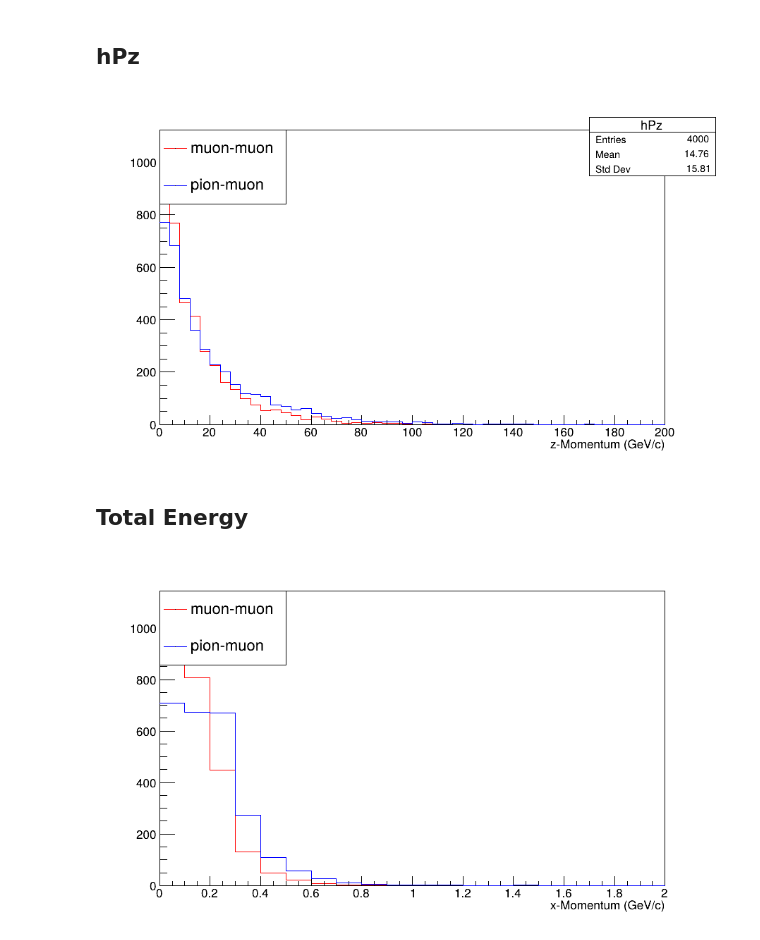
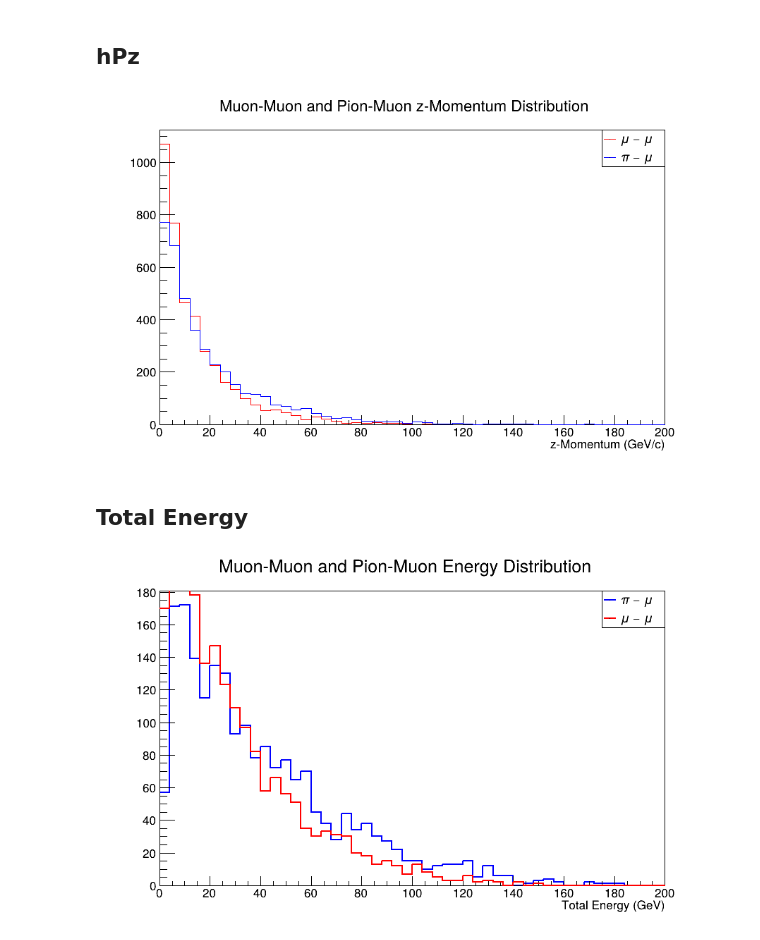
Before and after one commit to Parshathi/ProtoDUNE_BSM_LArSoft, a Jupyter notebook: Plots_diff_decays.ipynb, the cells around one changed output. Cells and saved outputs as stored; diff of their text form; code cells hidden in the pictures.

Commit message:
MOdify plots

```diff
--- a/Plots_diff_decays.ipynb
+++ b/Plots_diff_decays.ipynb
@@ -83,8 +92,8 @@ canvas.Draw()
 # %%
 import ROOT
 
-f = ROOT.TFile("/home/parshathi/Downloads/ProtoDUNE_BSM_LArSoft/hepmc_601MeV_pimu.root", "READ")
-g = ROOT.TFile("/home/parshathi/Downloads/ProtoDUNE_BSM_LArSoft/hepmc_601MeV_mumu.root", "READ")
+f = ROOT.TFile("root_files/hepmc_601MeV_pimu.root", "READ")
+g = ROOT.TFile("root_files/hepmc_601MeV_mumu.root", "READ")
 
 folder1 = f.Get("generator")
 folder2 = g.Get("generator")
@@ -98,49 +107,60 @@ mumu = folder2.Get("hPz")
 mumu.SetLineColor(ROOT.kRed)
 pimu.SetLineColor(ROOT.kBlue)
 
+
+
+mumu.SetTitle("Muon-Muon and Pion-Muon z-Momentum Distribution")
+pimu.SetTitle("Muon-Muon and Pion-Muon z-Momentum Distribution")
+
 mumu.Draw()
 pimu.Draw("same")
-
-legend = ROOT.TLegend(0.1, 0.7, 0.3, 0.9)
-legend.AddEntry(mumu, "muon-muon")
-legend.AddEntry(pimu, "pion-muon")
+legend = ROOT.TLegend(0.8,0.8,0.9,0.9)
+legend.AddEntry(mumu, r"$\mu- \mu$")
+legend.AddEntry(pimu, r"$\pi - \mu$")
 
 legend.Draw()
 
 canvas.Draw()
 # %% [output]
-[figure, old version]
+[figure, new version]
 # %% [markdown]
 ## Total Energy
 # %%
 import ROOT
 
-f = ROOT.TFile("/home/parshathi/Downloads/ProtoDUNE_BSM_LArSoft/hepmc_601MeV_pimu.root", "READ")
-g = ROOT.TFile("/home/parshathi/Downloads/ProtoDUNE_BSM_LArSoft/hepmc_601MeV_mumu.root", "READ")
+f = ROOT.TFile("root_files/hepmc_601MeV_pimu.root", "READ")
+g = ROOT.TFile("root_files/hepmc_601MeV_mumu.root", "READ")
 
 folder1 = f.Get("generator")
 folder2 = g.Get("generator")
 
 canvas =True
 canvas = ROOT.TCanvas("canvas", "canvas", 900,550)
 
 
 hE1 = folder1.Get("hEnergyTot")
 hE1.SetLineColor(ROOT.kBlue)
 hE1.SetLineWidth(2)
 hE1.Draw()
 
 hE2 = folder2.Get("hEnergyTot")
 hE2.SetLineColor(ROOT.kRed)
 hE2.SetLineWidth(2)
 hE2.Draw("same")
 
-legend = ROOT.TLegend(0.1, 0.7, 0.3, 0.9)
-legend.AddEntry(hE1, "pion-muon")
-legend.AddEntry(hE2, "muon-muon")
+
+
+hE1.SetTitle("Muon-Muon and Pion-Muon Energy Distribution")
+hE2.SetTitle("Muon-Muon and Pion-Muon Energy Distribution")
+
+
+
+legend = ROOT.TLegend(0.8,0.8,0.9,0.9)
+legend.AddEntry(hE1, r"$\pi - \mu$")
+legend.AddEntry(hE2, r"$\mu- \mu$")
 
 legend.Draw()
 
 canvas.Draw()
 # %% [output]
-[figure, old version]
+[figure, new version]
```
Also changed, not shown: parts of 2 cells of this notebook.
